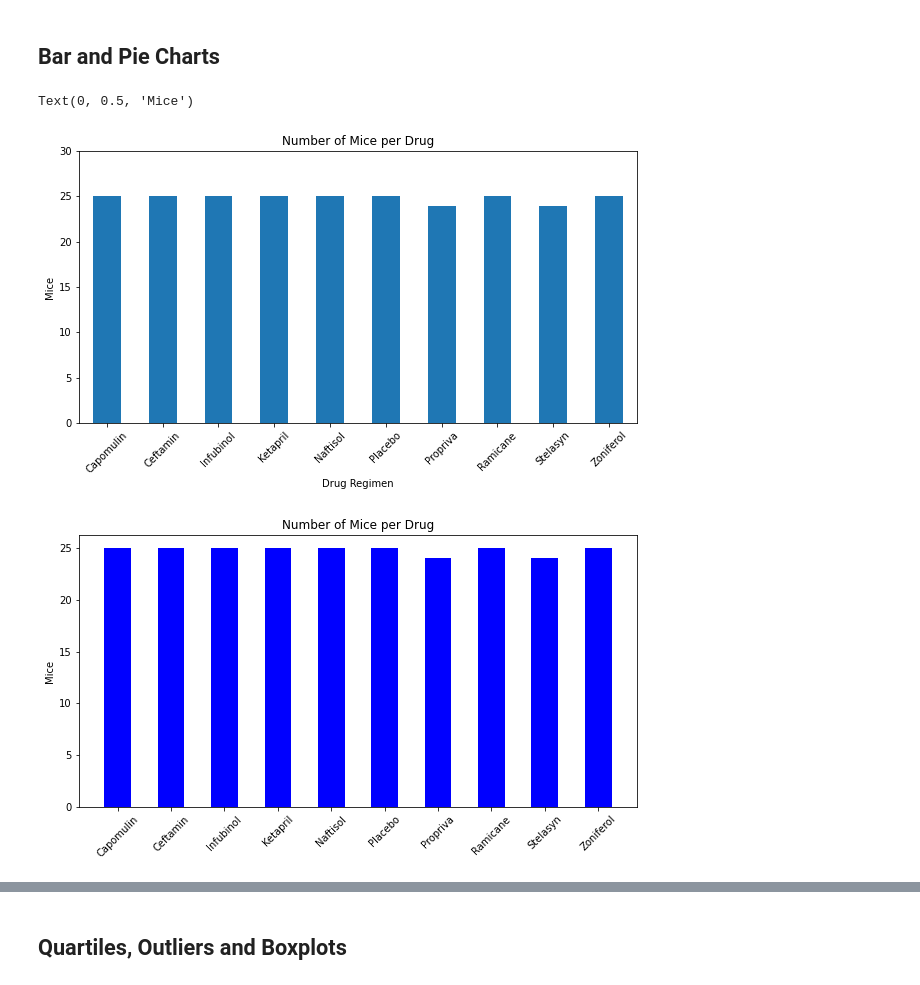
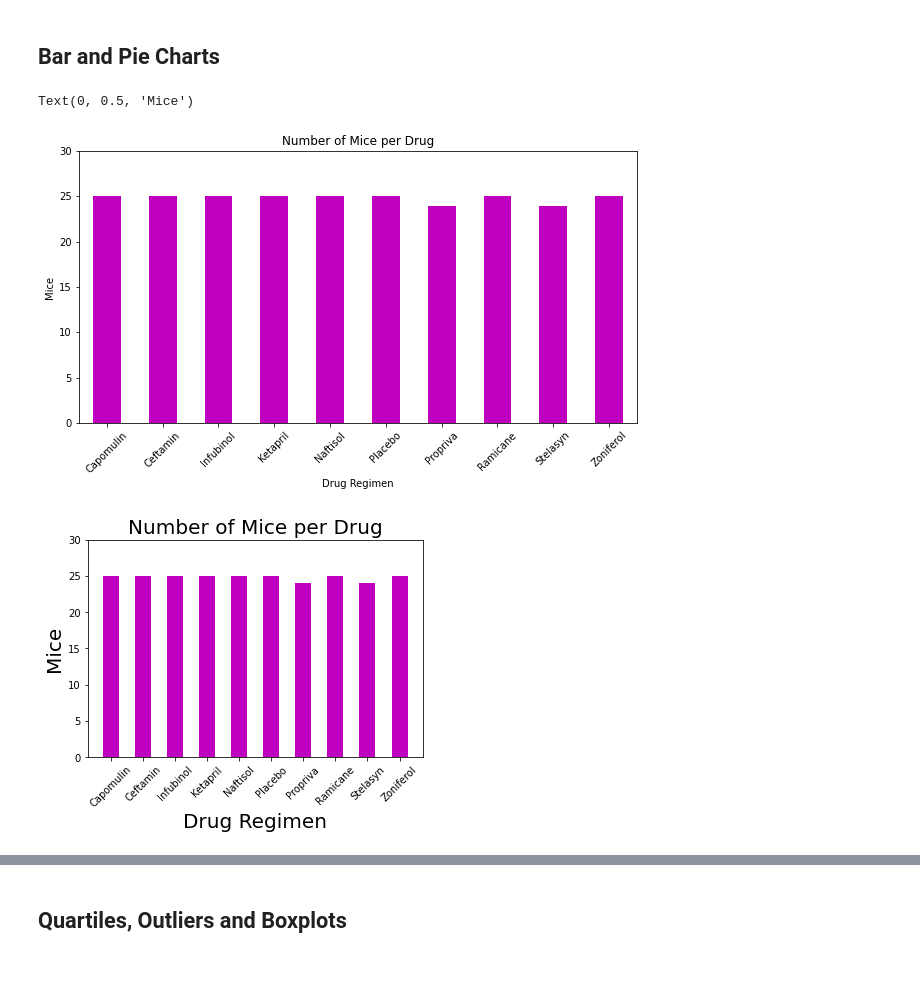
Before and after one commit to ande3674/matplotlib-challenge, a Jupyter notebook: pymaceuticals_starter.ipynb, the cells around one changed output, grey strips where cells are left out. Cells and saved outputs as stored; diff of their text form; code cells hidden in the pictures.

```diff
--- a/pymaceuticals_starter.ipynb
+++ b/pymaceuticals_starter.ipynb
@@ -174,38 +174,42 @@ Summary Statistics Table
 #print(full_cleansed_data_df.groupby('Drug Regimen')["Mouse ID"].nunique())
 
 mouse_counts_per_drug_series = full_cleansed_data_df.groupby('Drug Regimen')["Mouse ID"].nunique()
-mp = mouse_counts_per_drug_series.plot(kind='bar', rot=45, ylim=(0, 30), title='Number of Mice per Drug', figsize=(10,5))
+mp = mouse_counts_per_drug_series.plot(kind='bar', color='m', rot=45, ylim=(0, 30), title='Number of Mice per Drug', figsize=(10,5))
 mp.set_ylabel('Mice')
 # %% [output]
 Text(0, 0.5, 'Mice')
-[figure, old version]
+[figure, new version]
 # %%
 # Use Pyplot to generate a bar plot showing the total number of mice treatment in each treatment regimen throughout the course of the study.
 ##  Note: this plot will be identical to the one that uses Pandas
 
 values = mouse_counts_per_drug_series.values.tolist()
 labels = mouse_counts_per_drug_series.index.tolist()
 
 x_axis = np.arange(len(values))
 
 # Create the ticks for our bar chart's x axis
 tick_locations = [value for value in x_axis]
 plt.xticks(tick_locations, labels, rotation=45)
 
 # Plot
-plt.bar(x_axis, values, color='b', align='center', width=0.5)
+plt.bar(x_axis, values, color='m', align='center', width=0.5)
 
 # Labels
-plt.ylabel('Drug Regimen')
-plt.ylabel('Mice')
-plt.title('Number of Mice per Drug')
+font = {'size' : 20, 'color' : 'black'}
+plt.xlabel('Drug Regimen', **font)
+plt.ylabel('Mice', **font)
+plt.title('Number of Mice per Drug', **font)
+
+
 
 # Set size
 plt.rcParams["figure.figsize"] = (20,5)
+plt.ylim(0, 30)
 
 plt.show()
 # %% [output]
-[figure, old version]
+[figure, new version]
 # %%
 # Use Pandas to generate a pie plot showing the distribution of female versus male mice
 
```
Also changed, not shown: parts of 2 cells of this notebook.
